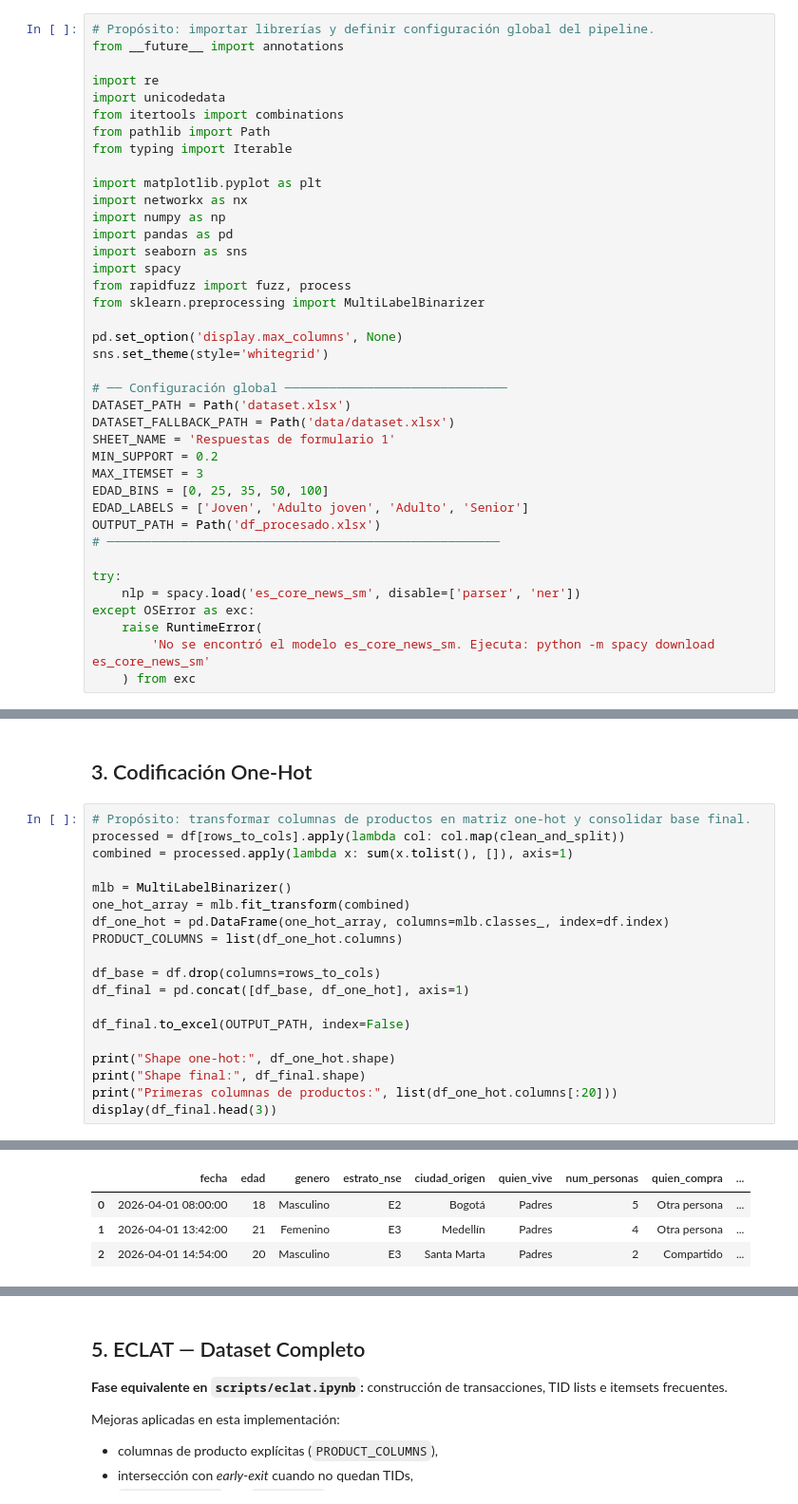
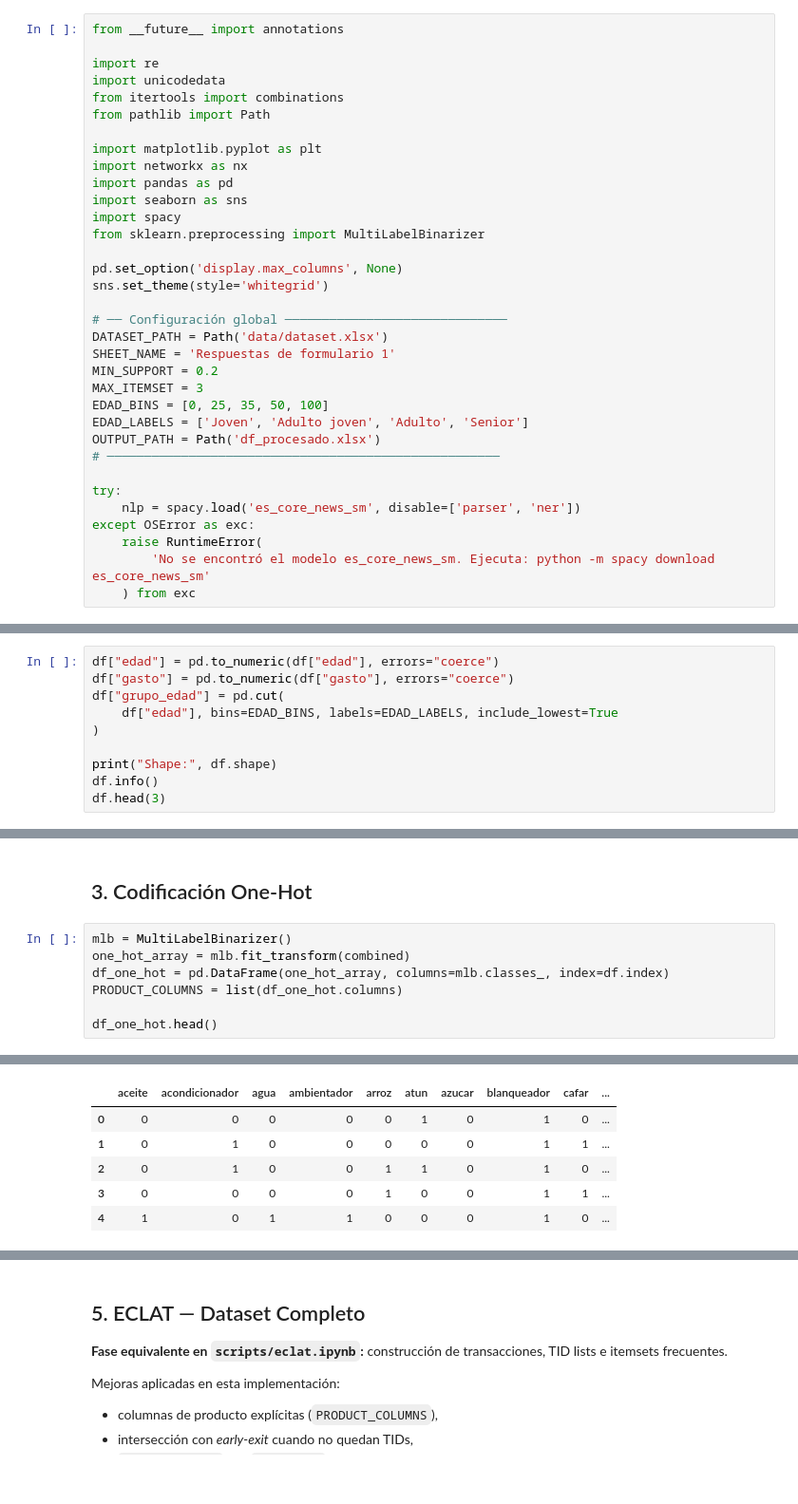
Before and after one commit to 5arSanti/data-mining-eclat, a Jupyter notebook: eclat_habitos_compra.ipynb, the cells around one changed output, grey strips where cells are left out. Shown at 95% size. Drawn from its saved outputs; the diff is of its cells as text; blank space fills up the shorter version.

```diff
--- a/eclat_habitos_compra.ipynb
+++ b/eclat_habitos_compra.ipynb
@@ -25,30 +25,25 @@ Este notebook integra buenas prácticas extraídas de la implementación por fas
 # !pip install pandas openpyxl spacy rapidfuzz matplotlib seaborn networkx scikit-learn
 # !python -m spacy download es_core_news_sm
 # %%
-# Propósito: importar librerías y definir configuración global del pipeline.
 from __future__ import annotations
 
 import re
 import unicodedata
 from itertools import combinations
 from pathlib import Path
-from typing import Iterable
 
 import matplotlib.pyplot as plt
 import networkx as nx
-import numpy as np
 import pandas as pd
 import seaborn as sns
 import spacy
-from rapidfuzz import fuzz, process
 from sklearn.preprocessing import MultiLabelBinarizer
 
 pd.set_option('display.max_columns', None)
 sns.set_theme(style='whitegrid')
 
 # ── Configuración global ──────────────────────────────
-DATASET_PATH = Path('dataset.xlsx')
-DATASET_FALLBACK_PATH = Path('data/dataset.xlsx')
+DATASET_PATH = Path('data/dataset.xlsx')
 SHEET_NAME = 'Respuestas de formulario 1'
 MIN_SUPPORT = 0.2
 MAX_ITEMSET = 3
@@ -177,2 +145,12 @@ memory usage: 30.2+ KB
+# %%
+df["edad"] = pd.to_numeric(df["edad"], errors="coerce")
+df["gasto"] = pd.to_numeric(df["gasto"], errors="coerce")
+df["grupo_edad"] = pd.cut(
+    df["edad"], bins=EDAD_BINS, labels=EDAD_LABELS, include_lowest=True
+)
+
+print("Shape:", df.shape)
+df.info()
+df.head(3)
 # %% [markdown]
 ## 2. Normalización de Texto
@@ -231,22 +264,10 @@ print([normalize_product(s.lower()) for s in sample_tokens])
 # %% [markdown]
 ## 3. Codificación One-Hot
 # %%
-# Propósito: transformar columnas de productos en matriz one-hot y consolidar base final.
-processed = df[rows_to_cols].apply(lambda col: col.map(clean_and_split))
-combined = processed.apply(lambda x: sum(x.tolist(), []), axis=1)
-
 mlb = MultiLabelBinarizer()
 one_hot_array = mlb.fit_transform(combined)
 df_one_hot = pd.DataFrame(one_hot_array, columns=mlb.classes_, index=df.index)
 PRODUCT_COLUMNS = list(df_one_hot.columns)
 
-df_base = df.drop(columns=rows_to_cols)
-df_final = pd.concat([df_base, df_one_hot], axis=1)
-
-df_final.to_excel(OUTPUT_PATH, index=False)
-
-print("Shape one-hot:", df_one_hot.shape)
-print("Shape final:", df_final.shape)
-print("Primeras columnas de productos:", list(df_one_hot.columns[:20]))
-display(df_final.head(3))
+df_one_hot.head()
 # %% [output]
@@ -256,4 +274,6 @@ Primeras columnas de productos: ['aceite', 'acondicionador', 'agua', 'ambientado
-|  | fecha | edad | genero | estrato_nse | ciudad_origen | quien_vive | num_personas | quien_compra | ... |
-| 0 | 2026-04-01 08:00:00 | 18 | Masculino | E2 | Bogotá | Padres | 5 | Otra persona | ... |
-| 1 | 2026-04-01 13:42:00 | 21 | Femenino | E3 | Medellín | Padres | 4 | Otra persona | ... |
-| 2 | 2026-04-01 14:54:00 | 20 | Masculino | E3 | Santa Marta | Padres | 2 | Compartido | ... |
+|  | aceite | acondicionador | agua | ambientador | arroz | atun | azucar | blanqueador | cafar | ... |
+| 0 | 0 | 0 | 0 | 0 | 0 | 1 | 0 | 1 | 0 | ... |
+| 1 | 0 | 1 | 0 | 0 | 0 | 0 | 0 | 1 | 1 | ... |
+| 2 | 0 | 1 | 0 | 0 | 1 | 1 | 0 | 1 | 0 | ... |
+| 3 | 0 | 0 | 0 | 0 | 1 | 0 | 0 | 1 | 1 | ... |
+| 4 | 1 | 0 | 1 | 1 | 0 | 0 | 0 | 1 | 0 | ... |
```
Also changed, not shown: parts of 25 cells of this notebook, 2 other files.
